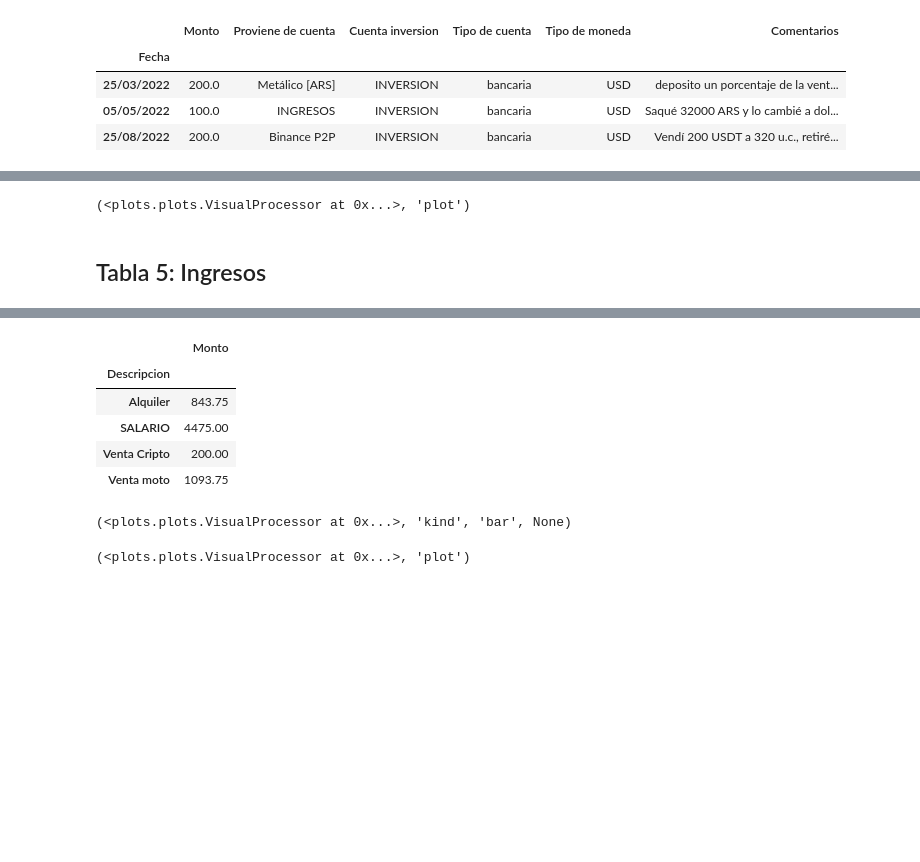
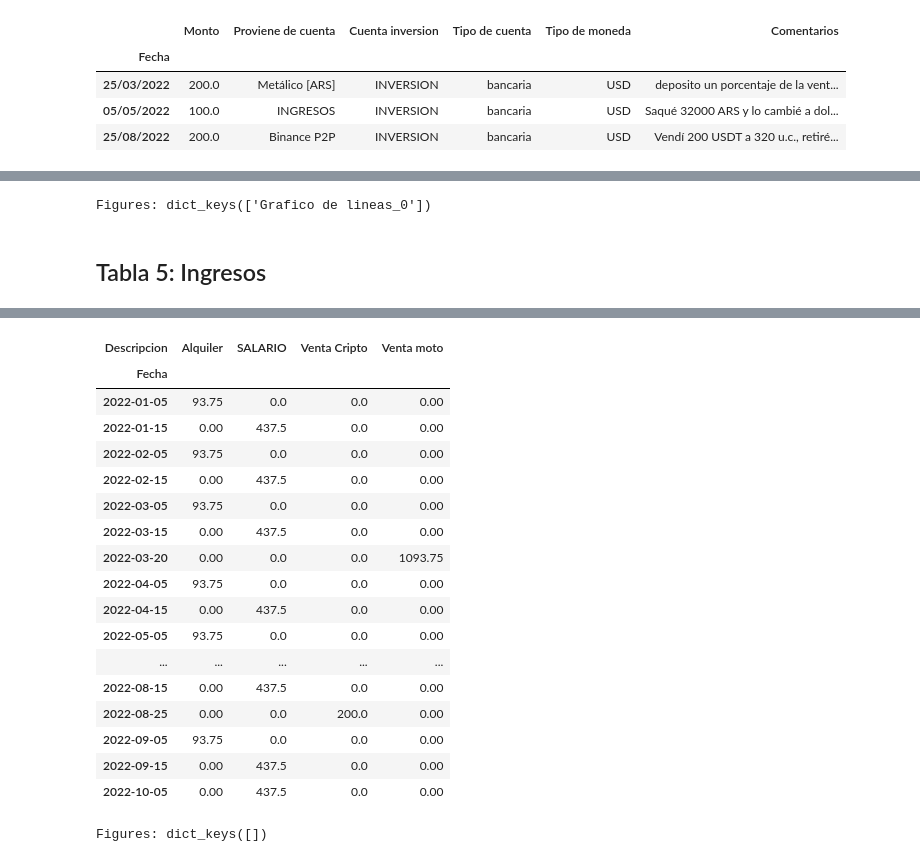
Before and after one commit to jackonedev/PresentacionesInteractivas, a Jupyter notebook: paquete_python/plots.ipynb, the cells around one changed output, grey strips where cells are left out. Saved outputs shown, nothing was run; the diff lists cells and outputs as text; code cells hidden in the pictures; blank space fills up the shorter version.

Commit message:
TERMINANDO EL DÍA CON TODOS LOS GRAFICOS DE PLOTS.PY EN CHART STUDIO Y ARRANCANDO CON FIGMA

```diff
--- a/paquete_python/plots.ipynb
+++ b/paquete_python/plots.ipynb
@@ -316,9 +292,20 @@ df_1
 # %%
 instance = VisualProcessor([df_1], ["Grafico de lineas"], y_label="Monto [USD]")
-plotter = BackendPlotter(instance.set_content(feature="Grafico de lineas").set_title("Resumen general de inversiones"))
-plotter.plot()
+
+plotter_inversion = PlotterStorage()
+
+
+plotter_inversion.add_plot(*BackendPlotter(instance.set_content(feature="Grafico de lineas").set_title("Resumen general de inversiones")).plot(), select_figures=True)
+
+uploader_inversion = GraphUploader(storage=plotter_inversion)
+
+uploader_inversion.show_figures()
+
+
+if False:
+    uploader_inversion.upload_all()
 # %% [output]
-(<plots.plots.VisualProcessor at 0x...>, 'plot')
+Figures: dict_keys(['Grafico de lineas_0'])
 # %% [markdown]
 ## Tabla 5: Ingresos
 # %%
@@ -361,6 +348,8 @@ df_1['Tipo de moneda'] = 'USD'
 
 df_1['Acumulado'] = df_1.Monto.cumsum()
 
+df_1["Fecha"] = pd.to_datetime(df.index, format="%d/%m/%Y")
+
 df_1
 # %% [output]
 |  | Descripcion | Monto | Tipo de ingreso | Comentarios | Cuenta | Tipo de cuenta | Tipo de moneda | ... |
@@ -382,29 +371,49 @@ df_1
 | 15/09/2022 | Alquiler | 93.75 | PASIVO | Alquiler del departamento en el c... | INGRESOS | bancaria | USD | ... |
 | 05/10/2022 | SALARIO | 437.50 | ACTIVO | Clases particulares online | INGRESOS | bancaria | USD | ... |
 # %%
-df_1_1 = df_1.groupby('Descripcion')["Monto"].sum().to_frame()
+df_1.index = df_1["Fecha"]
+
+df_1_1 = df_1.groupby(by=[df_1.index.month,'Descripcion'])["Monto"].sum().to_frame()
 
 df_1_2 = df_1.filter(['Monto', "Acumulado"], axis=1)
+
+
+df_1_1 = df_1_1.reset_index()
+
+df_1_1["Fecha"] = df_1["Fecha"].values
+
+df_1_1.set_index("Fecha", inplace=True)
-# %%
-
-df_1_2
-df_1_1
-# %% [output]
-|  | Monto |
-| Descripcion |  |
-| Alquiler | 843.75 |
-| SALARIO | 4475.00 |
-| Venta Cripto | 200.00 |
-| Venta moto | 1093.75 |
+# %%
+df_1_1 = df_1_1.pivot_table(index="Fecha", columns="Descripcion", values="Monto").fillna(0)
+df_1_1
+# %% [output]
+| Descripcion | Alquiler | SALARIO | Venta Cripto | Venta moto |
+| Fecha |  |  |  |  |
+| 2022-01-05 | 93.75 | 0.0 | 0.0 | 0.00 |
+| 2022-01-15 | 0.00 | 437.5 | 0.0 | 0.00 |
+| 2022-02-05 | 93.75 | 0.0 | 0.0 | 0.00 |
+| 2022-02-15 | 0.00 | 437.5 | 0.0 | 0.00 |
+| 2022-03-05 | 93.75 | 0.0 | 0.0 | 0.00 |
+| 2022-03-15 | 0.00 | 437.5 | 0.0 | 0.00 |
+| 2022-03-20 | 0.00 | 0.0 | 0.0 | 1093.75 |
+| 2022-04-05 | 93.75 | 0.0 | 0.0 | 0.00 |
+| 2022-04-15 | 0.00 | 437.5 | 0.0 | 0.00 |
+| 2022-05-05 | 93.75 | 0.0 | 0.0 | 0.00 |
+| ... | ... | ... | ... | ... |
+| 2022-08-15 | 0.00 | 437.5 | 0.0 | 0.00 |
+| 2022-08-25 | 0.00 | 0.0 | 200.0 | 0.00 |
+| 2022-09-05 | 93.75 | 0.0 | 0.0 | 0.00 |
+| 2022-09-15 | 0.00 | 437.5 | 0.0 | 0.00 |
+| 2022-10-05 | 0.00 | 437.5 | 0.0 | 0.00 |
 # %%
 instance = VisualProcessor([df_1_1, df_1_2], ["Grafico de Barras", "Grafico de lineas"], y_label="Monto [USD]")
 
-plotter_bar = BackendPlotter(instance.set_content(feature="Grafico de Barras").set_title("Ingresos mensuales por descripción"))
-plotter_bar.plot_kind(kind="bar")
+plotter_ingreso = PlotterStorage()
+
+plotter_ingreso.add_plot(*BackendPlotter(instance.set_content(feature="Grafico de Barras").set_title("INGRESOS Año 2022")).plot_kind(kind="bar"), select_figures=True)
+plotter_ingreso.add_plot(*BackendPlotter(instance.set_content(feature="Grafico de lineas").set_title("Ingresos mensuales y acumulado - Año 2022")).plot(), select_figures=True)
+
+uploader_ingreso = GraphUploader(storage=plotter_ingreso)
+uploader_ingreso.show_figures()
 # %% [output]
-(<plots.plots.VisualProcessor at 0x...>, 'kind', 'bar', None)
+Figures: dict_keys([])
-# %%
-plotter_line = BackendPlotter(instance.set_content(feature="Grafico de lineas").set_title("Ingresos mensuales y acumulado"))
-plotter_line.plot()
-# %% [output]
-(<plots.plots.VisualProcessor at 0x...>, 'plot')
```
Also changed, not shown: parts of 18 cells of this notebook, 11 other files.
